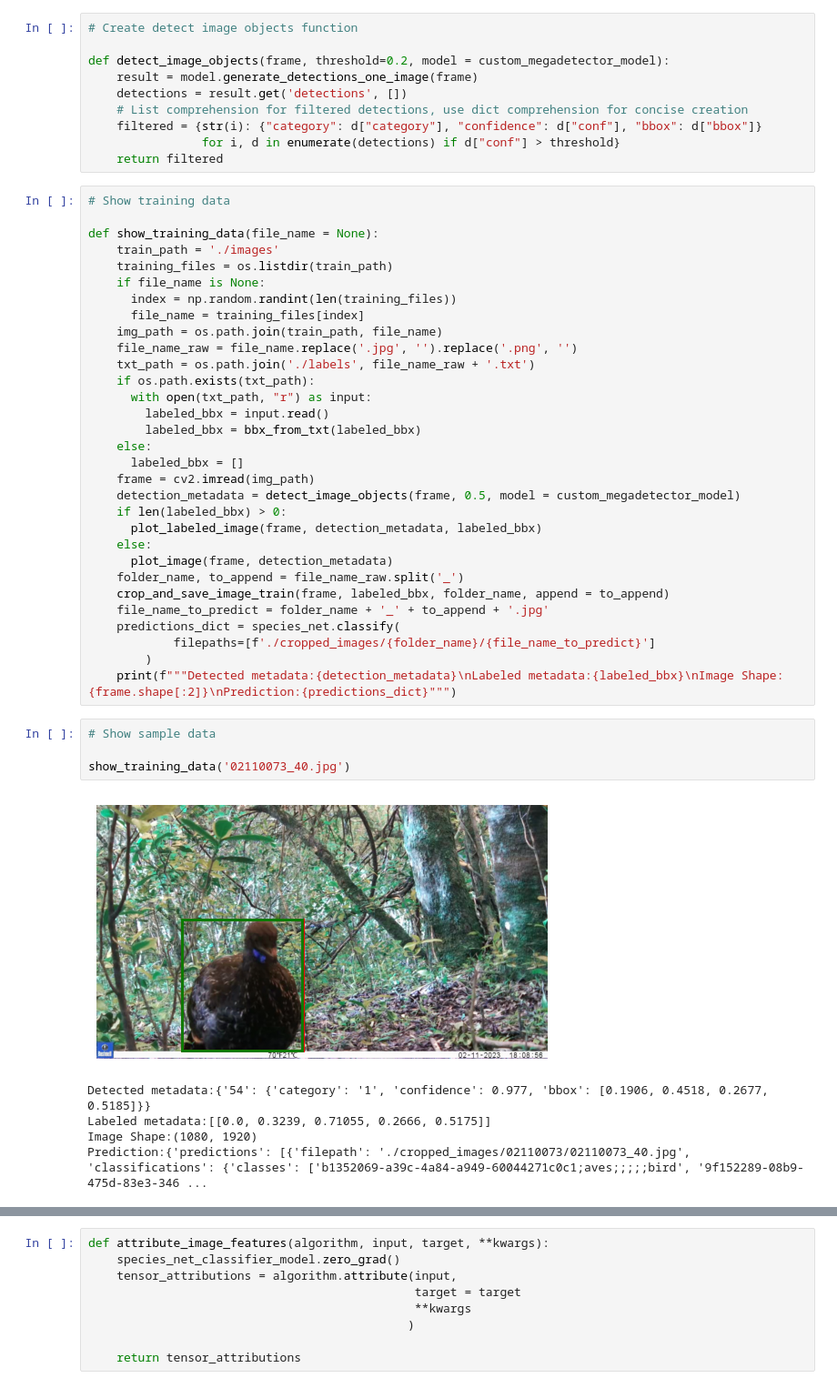
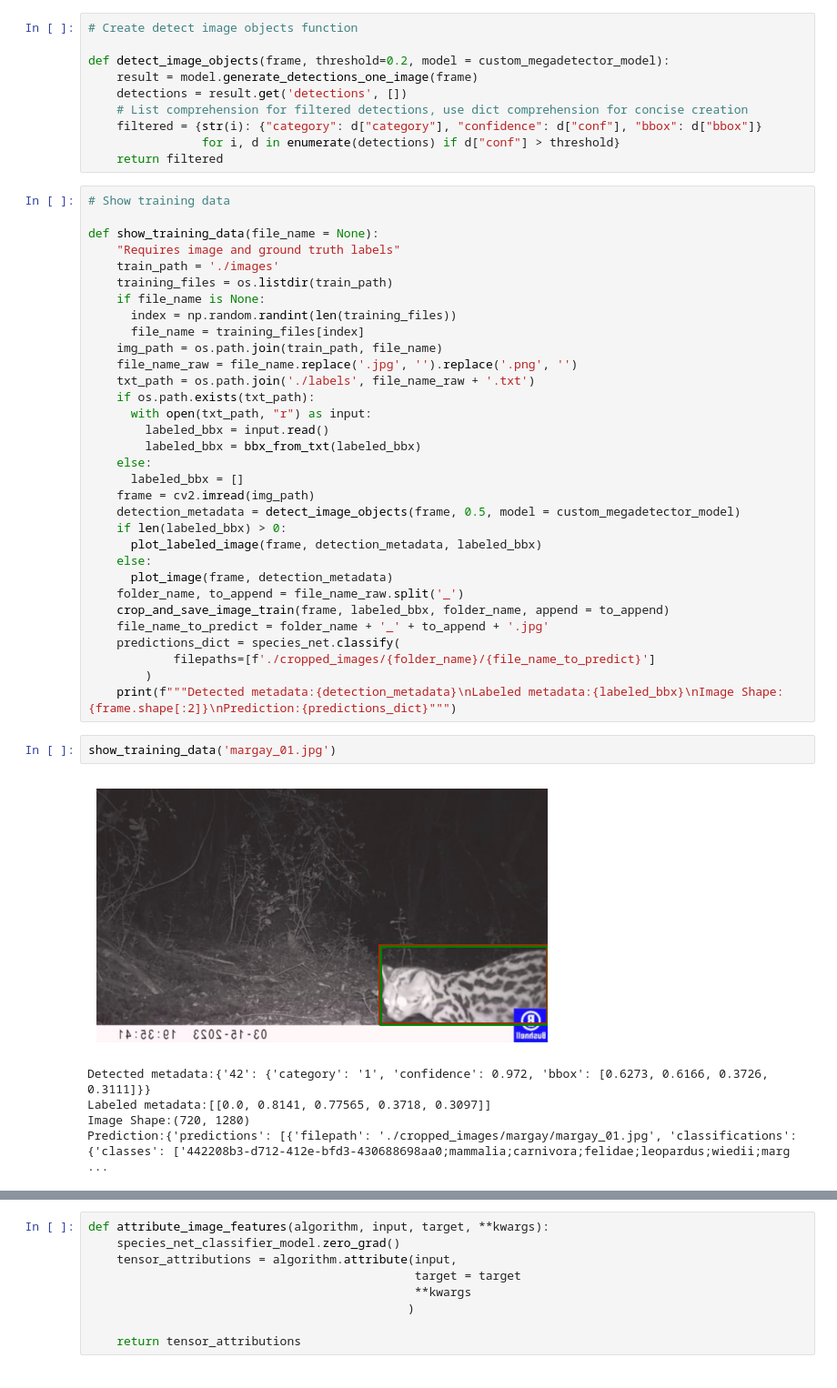
Before and after one commit to arielmalowany/ecobio-wildlife-detection, a Jupyter notebook: captum_demo.ipynb, the cells around one changed output, grey strips where cells are left out. Shown at 91% size. Saved outputs shown, nothing was run; the diff lists cells and outputs as text.

```diff
--- a/captum_demo.ipynb
+++ b/captum_demo.ipynb
@@ -50,6 +52,7 @@ def detect_image_objects(frame, threshold=0.2, model = custom_megadetector_model
 # Show training data
 
 def show_training_data(file_name = None):
+    "Requires image and ground truth labels"
     train_path = './images'
     training_files = os.listdir(train_path)
     if file_name is None:
@@ -77,16 +80,14 @@ def show_training_data(file_name = None):
             filepaths=[f'./cropped_images/{folder_name}/{file_name_to_predict}']
         )
     print(f"""Detected metadata:{detection_metadata}\nLabeled metadata:{labeled_bbx}\nImage Shape:{frame.shape[:2]}\nPrediction:{predictions_dict}""")
-# %%
-# Show sample data
-
-show_training_data('02110073_40.jpg')
-# %% [output]
-[figure, removed]
-Detected metadata:{'54': {'category': '1', 'confidence': 0.977, 'bbox': [0.1906, 0.4518, 0.2677, 0.5185]}}
-Labeled metadata:[[0.0, 0.3239, 0.71055, 0.2666, 0.5175]]
-Image Shape:(1080, 1920)
-Prediction:{'predictions': [{'filepath': './cropped_images/02110073/02110073_40.jpg', 'classifications': {'classes': ['b1352069-a39c-4a84-a949-60044271c0c1;aves;;;;;bird', '9f152289-08b9-475d-83e3-346 ...
+# %%
+show_training_data('margay_01.jpg')
+# %% [output]
+[figure, added]
+Detected metadata:{'42': {'category': '1', 'confidence': 0.972, 'bbox': [0.6273, 0.6166, 0.3726, 0.3111]}}
+Labeled metadata:[[0.0, 0.8141, 0.77565, 0.3718, 0.3097]]
+Image Shape:(720, 1280)
+Prediction:{'predictions': [{'filepath': './cropped_images/margay/margay_01.jpg', 'classifications': {'classes': ['442208b3-d712-412e-bfd3-430688698aa0;mammalia;carnivora;felidae;leopardus;wiedii;marg ...
 # %%
 # Predict using the base model
 
```
Also changed, not shown: parts of 4 cells of this notebook, 7 other files.
